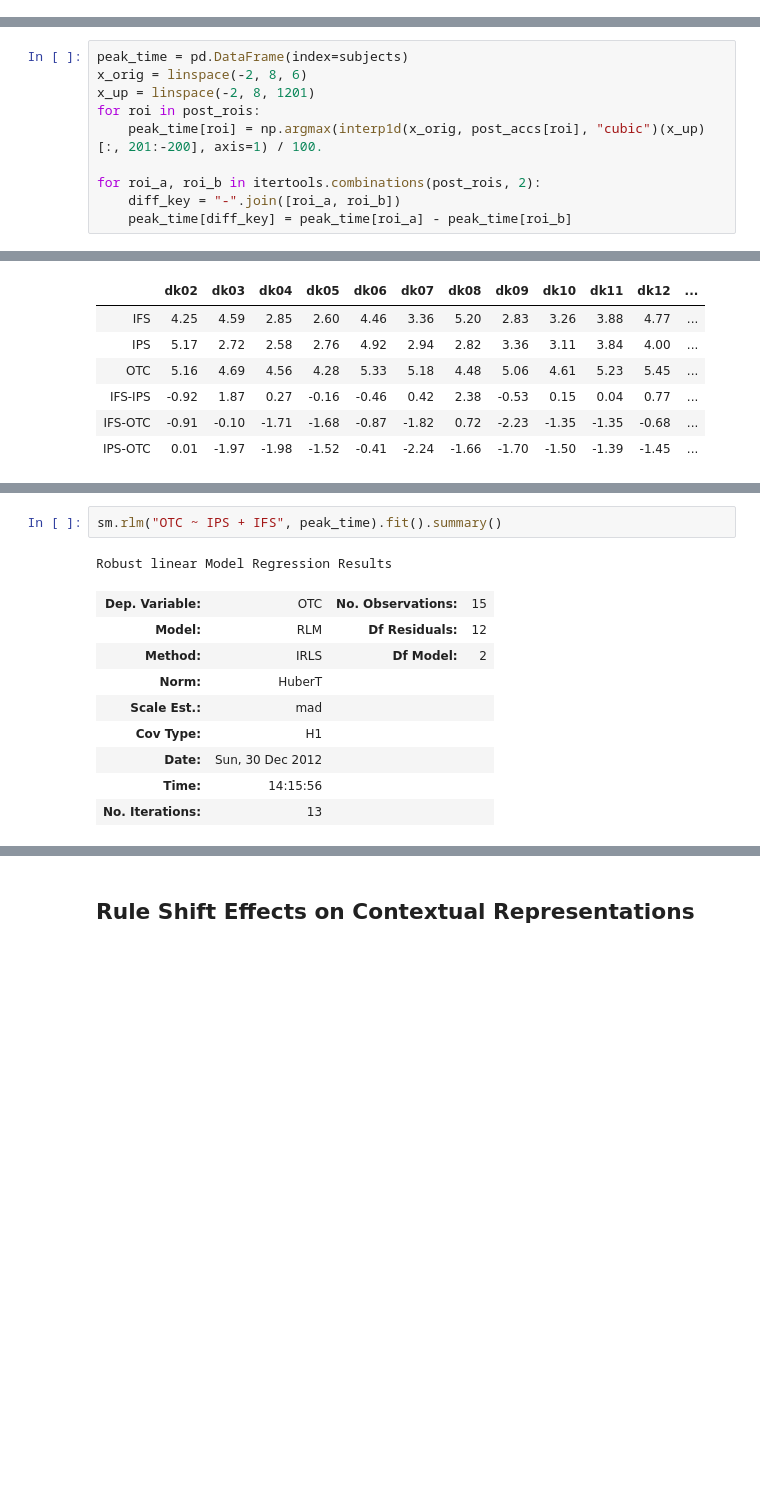
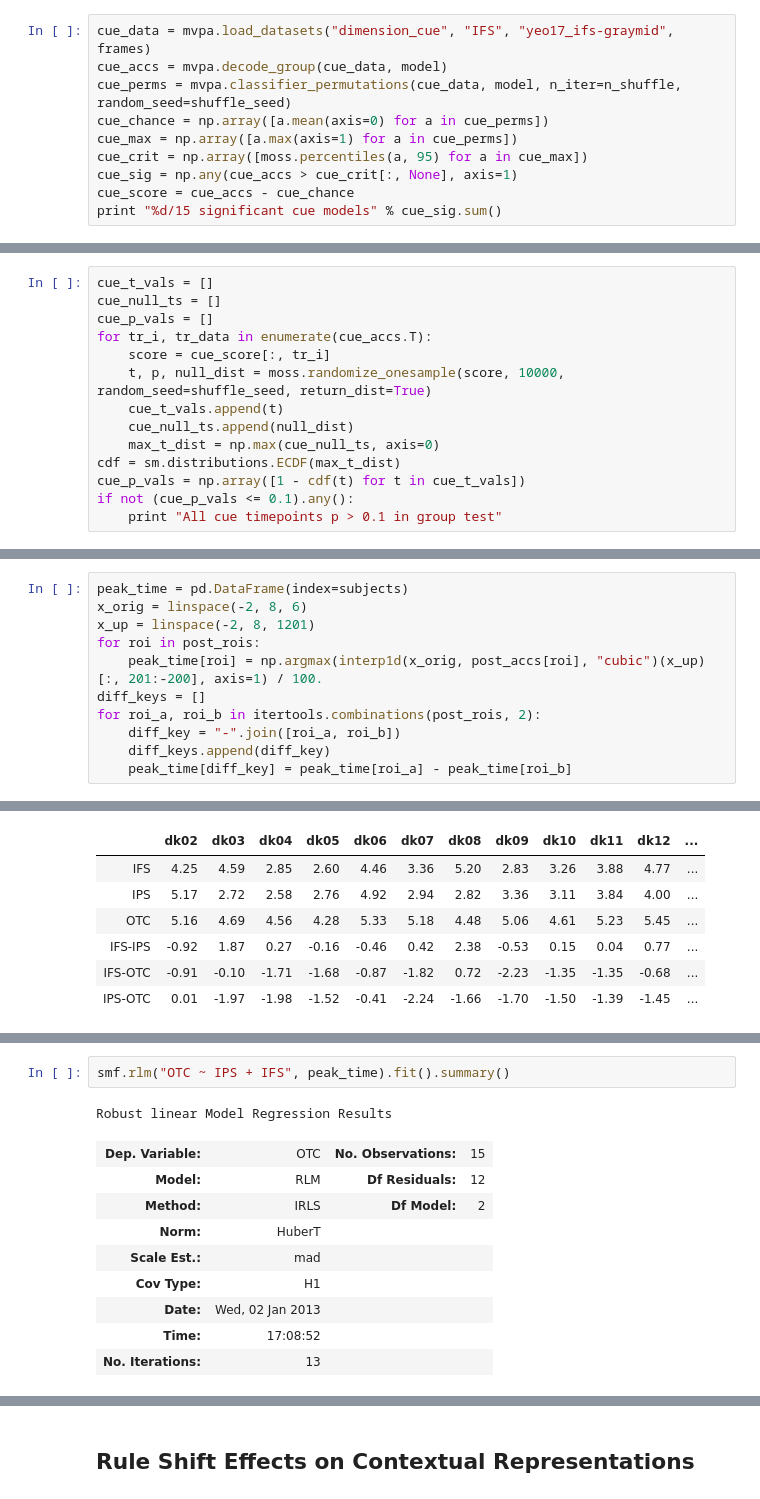
Before and after one commit to WagnerLabPapers/Waskom_JNeurosci_2014, a Jupyter notebook: DKsort_Neuron.ipynb, the cells around one changed output, grey strips where cells are left out. Drawn from its saved outputs; the diff is of its cells as text; blank space fills up the shorter version.

```diff
--- a/DKsort_Neuron.ipynb
+++ b/DKsort_Neuron.ipynb
@@ -421,3 +444,13 @@ accuracy_table(control_rois, control_accs)
 | IFS-lh | 0.333141 | 0.339729 | 0.431764 | 0.414495 | 0.352198 | 0.345965 | 0.431764 |
 | IFS-rh | 0.342941 | 0.342606 | 0.411467 | 0.409934 | 0.360733 | 0.362746 | 0.411467 |
 | IFS-PCA2 | 0.331828 | 0.344819 | 0.353139 | 0.346357 | 0.343434 | 0.342614 | 0.353139 |
+# %%
+cue_data = mvpa.load_datasets("dimension_cue", "IFS", "yeo17_ifs-graymid", frames)
+cue_accs = mvpa.decode_group(cue_data, model)
+cue_perms = mvpa.classifier_permutations(cue_data, model, n_iter=n_shuffle, random_seed=shuffle_seed)
+cue_chance = np.array([a.mean(axis=0) for a in cue_perms])
+cue_max = np.array([a.max(axis=1) for a in cue_perms])
+cue_crit = np.array([moss.percentiles(a, 95) for a in cue_max])
+cue_sig = np.any(cue_accs > cue_crit[:, None], axis=1)
+cue_score = cue_accs - cue_chance
+print "%d/15 significant cue models" % cue_sig.sum()
@@ -423,0 +459,14 @@ accuracy_table(control_rois, control_accs)
+# %%
+cue_t_vals = []
+cue_null_ts = []
+cue_p_vals = []
+for tr_i, tr_data in enumerate(cue_accs.T):
+    score = cue_score[:, tr_i]
+    t, p, null_dist = moss.randomize_onesample(score, 10000, random_seed=shuffle_seed, return_dist=True)
+    cue_t_vals.append(t)
+    cue_null_ts.append(null_dist)
+    max_t_dist = np.max(cue_null_ts, axis=0)
+cdf = sm.distributions.ECDF(max_t_dist)
+cue_p_vals = np.array([1 - cdf(t) for t in cue_t_vals])
+if not (cue_p_vals <= 0.1).any():
+    print "All cue timepoints p > 0.1 in group test"
@@ -602,9 +660,10 @@ x_orig = linspace(-2, 8, 6)
 x_up = linspace(-2, 8, 1201)
 for roi in post_rois:
     peak_time[roi] = np.argmax(interp1d(x_orig, post_accs[roi], "cubic")(x_up)[:, 201:-200], axis=1) / 100.
-
+diff_keys = []
 for roi_a, roi_b in itertools.combinations(post_rois, 2):
     diff_key = "-".join([roi_a, roi_b])
+    diff_keys.append(diff_key)
     peak_time[diff_key] = peak_time[roi_a] - peak_time[roi_b]
 # %%
 f, ax = subplots(1, 1, figsize=(9, 7))
@@ -642,15 +701,15 @@ IPS - OTC       Median: -1.48   t = -7.81, p = 1.8e-06          95% CI: [-1.86,
 # %%
-sm.rlm("OTC ~ IPS + IFS", peak_time).fit().summary()
+smf.rlm("OTC ~ IPS + IFS", peak_time).fit().summary()
 # %% [output]
 Robust linear Model Regression Results
 | Dep. Variable: | OTC | No. Observations: | 15 |
 | Model: | RLM | Df Residuals: | 12 |
 | Method: | IRLS | Df Model: | 2 |
 | Norm: | HuberT |  |  |
 | Scale Est.: | mad |  |  |
 | Cov Type: | H1 |  |  |
-| Date: | Sun, 30 Dec 2012 |  |  |
-| Time: | 14:15:56 |  |  |
+| Date: | Wed, 02 Jan 2013 |  |  |
+| Time: | 17:08:52 |  |  |
 | No. Iterations: | 13 |  |  |
 |  | coef | std err | z | P>|z| | [95.0% Conf. Int.] |
 | Intercept | 3.4524 | 0.537 | 6.428 | 0.000 | 2.400 4.505 |
```
Also changed, not shown: parts of 42 cells of this notebook.
